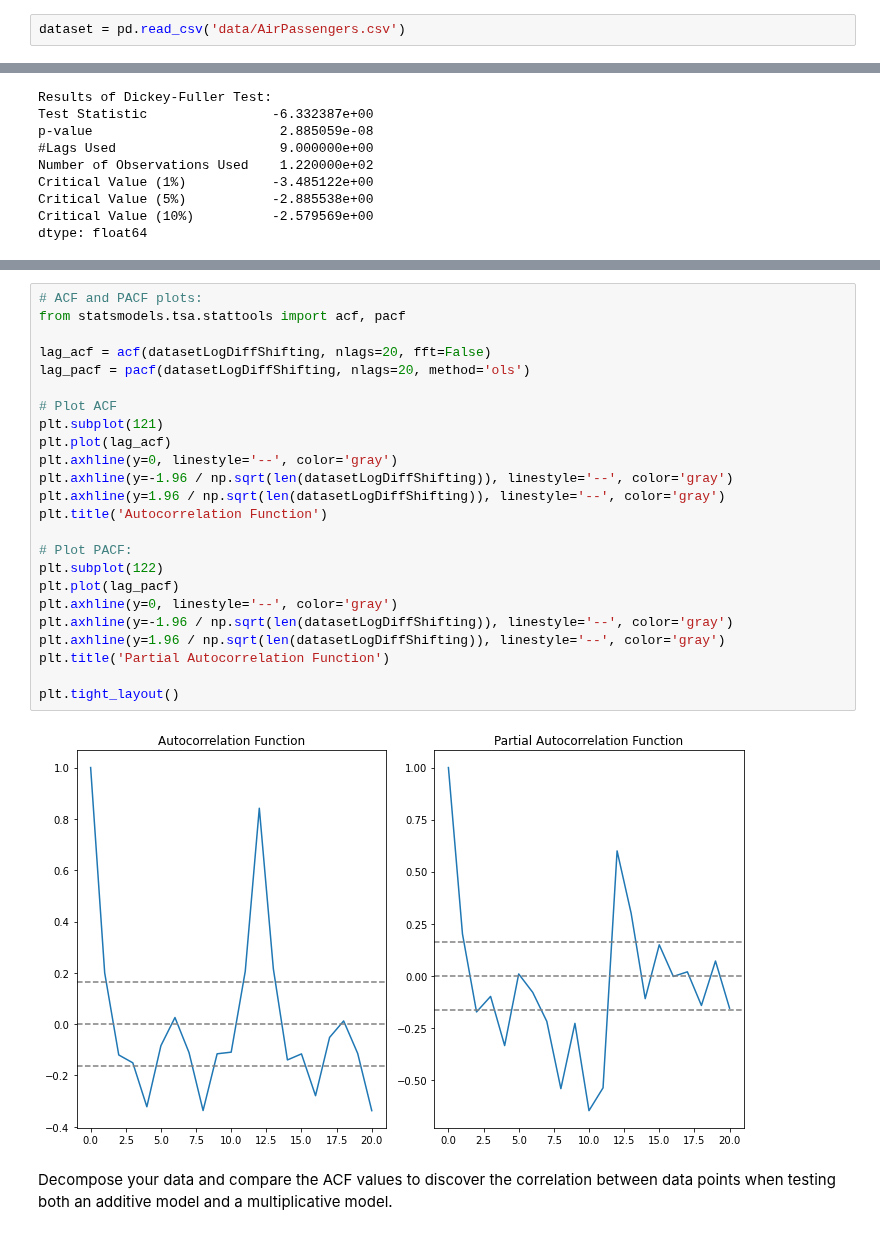
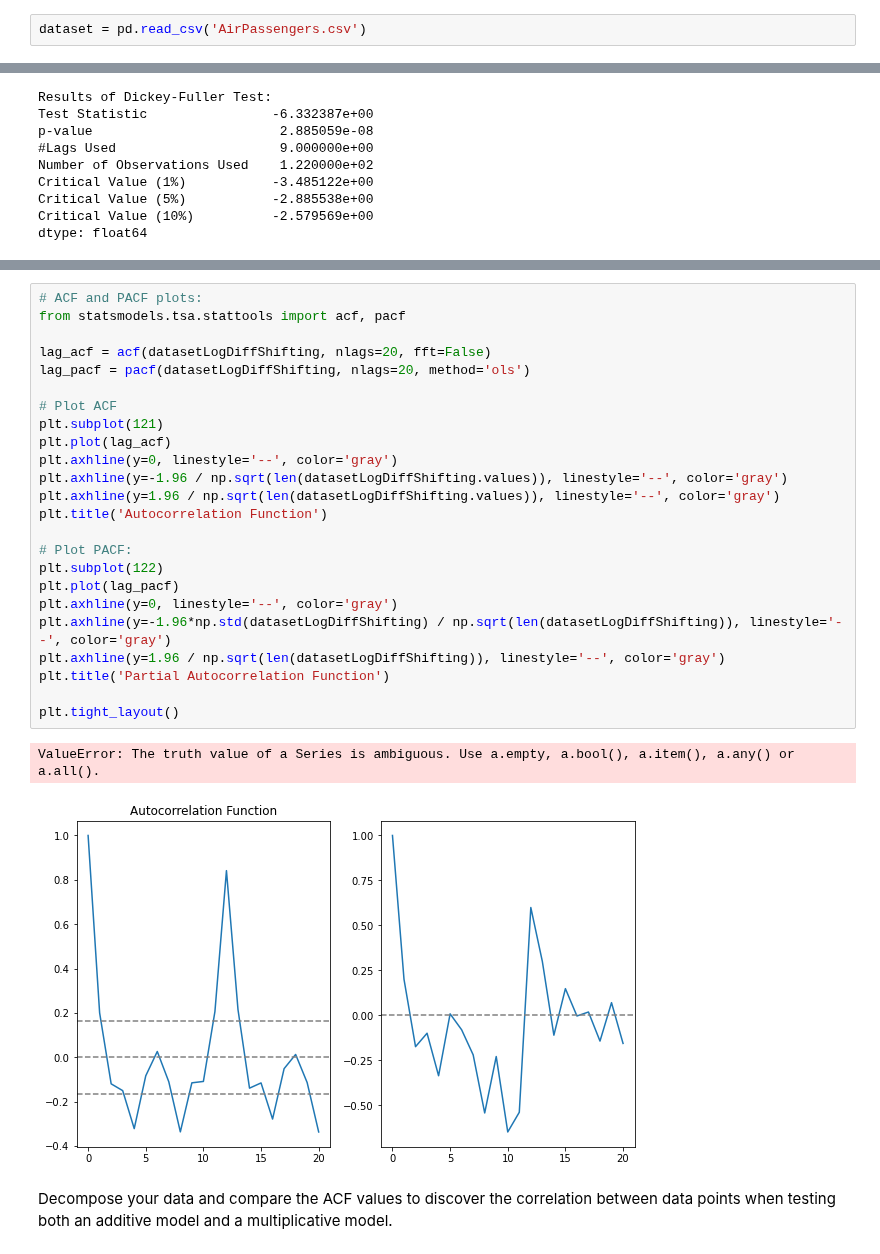
Before and after one commit to Rhuck1/Bitcoin-Price-Analysis, a Jupyter notebook: research/edureka_time_series_analysis.ipynb, the cells around one changed output, grey strips where cells are left out. Saved outputs shown, nothing was run; the diff lists cells and outputs as text.

```diff
--- a/research/edureka_time_series_analysis.ipynb
+++ b/research/edureka_time_series_analysis.ipynb
@@ -10,7 +10,7 @@ import matplotlib.pylab as plt
 from matplotlib.pylab import rcParams
 rcParams['figure.figsize'] = 10, 6
 # %%
-dataset = pd.read_csv('data/AirPassengers.csv')
+dataset = pd.read_csv('AirPassengers.csv')
 # %%
 dataset.info()
 # %% [output]
@@ -285,29 +302,30 @@ dtype: float64
 # %%
 # ACF and PACF plots:
 from statsmodels.tsa.stattools import acf, pacf
 
 lag_acf = acf(datasetLogDiffShifting, nlags=20, fft=False)
 lag_pacf = pacf(datasetLogDiffShifting, nlags=20, method='ols')
 
 # Plot ACF
 plt.subplot(121)
 plt.plot(lag_acf)
 plt.axhline(y=0, linestyle='--', color='gray')
-plt.axhline(y=-1.96 / np.sqrt(len(datasetLogDiffShifting)), linestyle='--', color='gray')
-plt.axhline(y=1.96 / np.sqrt(len(datasetLogDiffShifting)), linestyle='--', color='gray')
+plt.axhline(y=-1.96 / np.sqrt(len(datasetLogDiffShifting.values)), linestyle='--', color='gray')
+plt.axhline(y=1.96 / np.sqrt(len(datasetLogDiffShifting.values)), linestyle='--', color='gray')
 plt.title('Autocorrelation Function')
 
 # Plot PACF:
 plt.subplot(122)
 plt.plot(lag_pacf)
 plt.axhline(y=0, linestyle='--', color='gray')
-plt.axhline(y=-1.96 / np.sqrt(len(datasetLogDiffShifting)), linestyle='--', color='gray')
+plt.axhline(y=-1.96*np.std(datasetLogDiffShifting) / np.sqrt(len(datasetLogDiffShifting)), linestyle='--', color='gray')
 plt.axhline(y=1.96 / np.sqrt(len(datasetLogDiffShifting)), linestyle='--', color='gray')
 plt.title('Partial Autocorrelation Function')
 
 plt.tight_layout()
 # %% [output]
+ValueError: The truth value of a Series is ambiguous. Use a.empty, a.bool(), a.item(), a.any() or a.all().
-[figure, old version]
+[figure, new version]
 # %% [markdown]
 Decompose your data and compare the ACF values to discover the correlation between data points when testing both an additive model and a multiplicative model.
 # %% [markdown]
```
Also changed, not shown: parts of 12 cells of this notebook, 6 other files.
